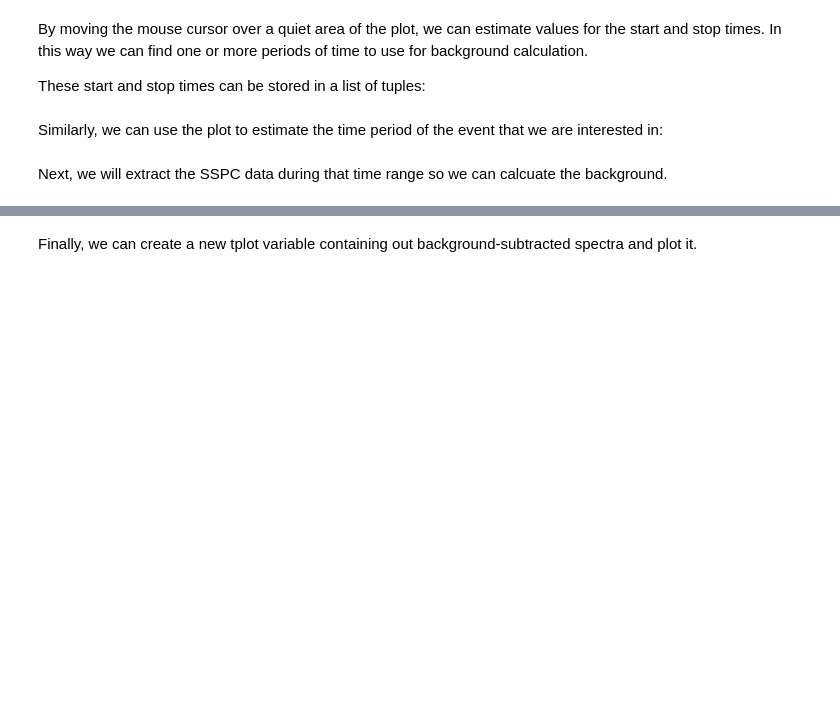
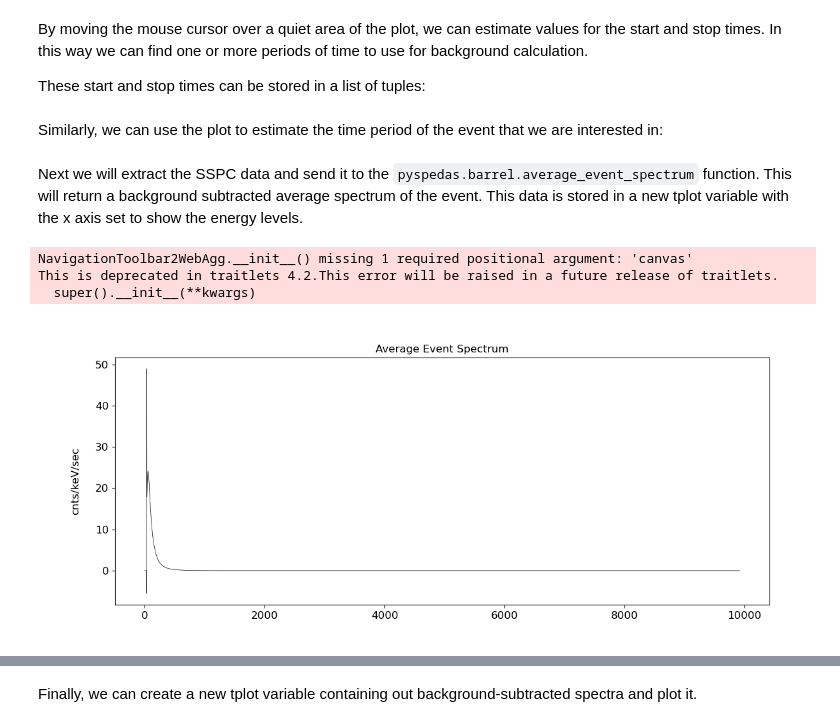
Before and after one commit to spedas/pyspedas_examples, a Jupyter notebook: pyspedas_examples/notebooks/BARREL_background_model.ipynb, the cells around one changed output, grey strips where cells are left out. Drawn from its saved outputs; the diff is of its cells as text; code cells hidden in the pictures; blank space fills up the shorter version.

Commit message:
completed first version of background subtracted spectrum notebook

```diff
--- a/pyspedas_examples/notebooks/BARREL_background_model.ipynb
+++ b/pyspedas_examples/notebooks/BARREL_background_model.ipynb
@@ -42,12 +58,16 @@ background_periods=[("2013-01-17/17:25", "2013-01-17/20:35"), ("2013-01-18/09:35
 Similarly, we can use the plot to estimate the time period of the event that we are interested in:
 # %%
 event_period=("2013-01-17/01:54", "2013-01-17/03:24")
+# %% [markdown]
+Next we will extract the SSPC data and send it to the `pyspedas.barrel.average_event_spectrum` function. This will return a background subtracted average spectrum of the event. This data is stored in a new tplot variable with the x axis set to show the energy levels.
 # %%
 ts, cnts, energy_levels = pytplot.get_data('brl1G_SSPC')
 spec = pyspedas.barrel.average_event_spectrum(ts, cnts, energy_levels, background_periods, event_period)
-pytplot.store_data("brl1G_Event_Spec", data={'y':energy_levels, 'x':spec})
-#pytplot.options("brl1G_Event_Spec", "xlog_slice", True)
-pytplot.options("brl1G_Event_Spec", "ylog", True)
+pytplot.store_data("brl1G_Event_Spec", data={'x':energy_levels, 'y':spec})
+pytplot.options("brl1G_Event_Spec", opt_dict={"name": "Average Event Spectrum", "ytitle": "cnts/keV/sec"})
 pytplot.tplot("brl1G_Event_Spec")
+# %% [output]
+NavigationToolbar2WebAgg.__init__() missing 1 required positional argument: 'canvas'
+This is deprecated in traitlets 4.2.This error will be raised in a future release of traitlets.
+  super().__init__(**kwargs)
+[figure, added]
-# %% [markdown]
-Next, we will extract the SSPC data during that time range so we can calcuate the background.
```
Also changed, not shown: parts of 5 cells of this notebook.
